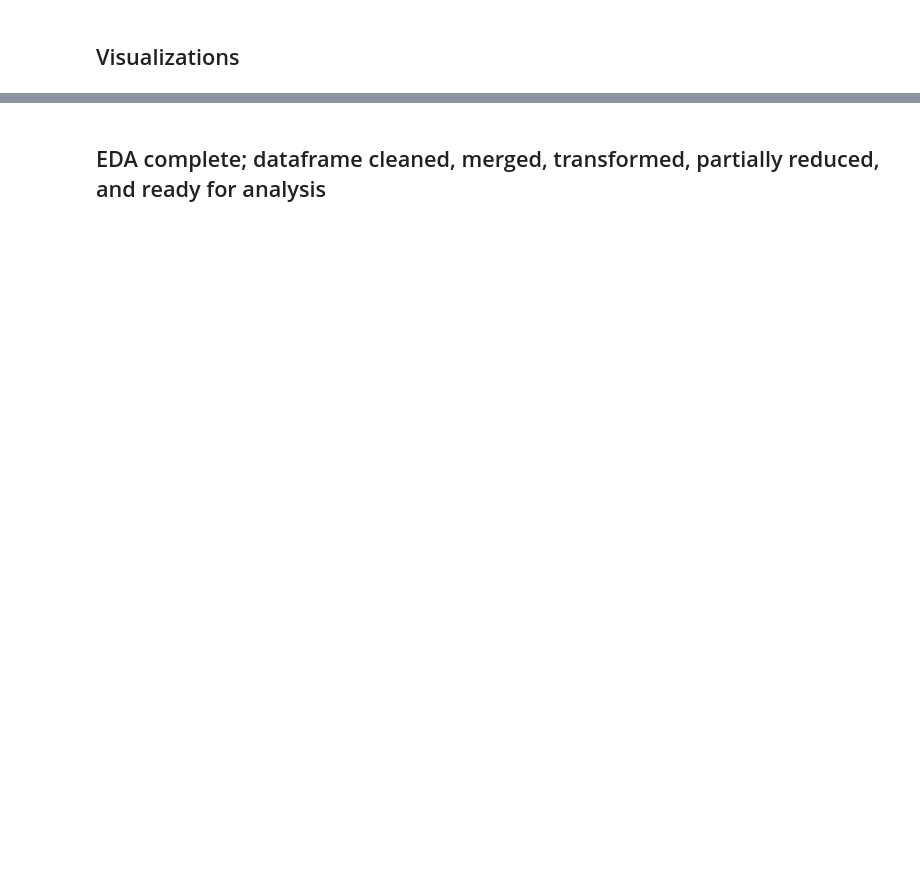
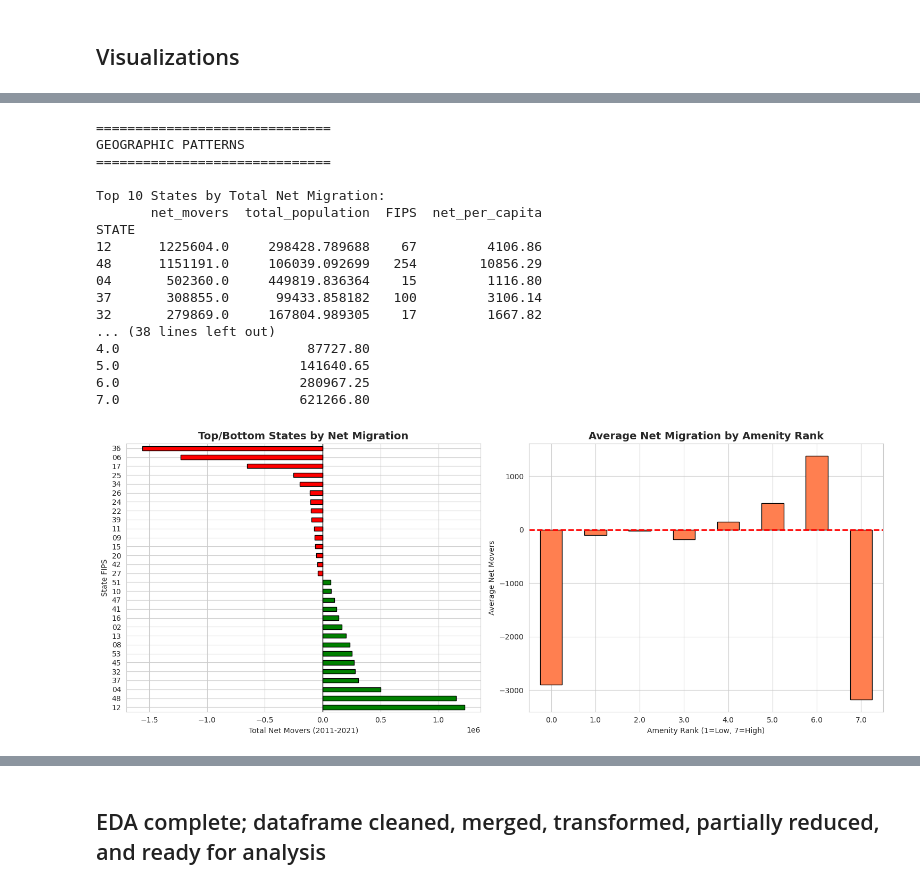
Before and after one commit to J-Nobull/Migration_Research, a Jupyter notebook: Migration_Capstone.ipynb, the cells around one changed output, grey strips where cells are left out. Saved outputs shown, nothing was run; the diff lists cells and outputs as text; code cells hidden in the pictures; blank space fills up the shorter version.

```diff
--- a/Migration_Capstone.ipynb
+++ b/Migration_Capstone.ipynb
@@ -1838,0 +2584,76 @@ VOTE_DF.to_csv('VOTE_DF.csv', index=False)
+# %%
+# ============================================================================
+# EDA CELL 5: Geographic Patterns
+# ============================================================================
+
+print("="*30)
+print("GEOGRAPHIC PATTERNS")
+print("="*30)
+
+# State-level aggregation
+df['STATE'] = df['FIPS'].str[:2]
+
+state_migration = df.groupby('STATE').agg({
+    'net_movers': 'sum',
+    'total_population': 'mean',
+    'FIPS': 'nunique'}).sort_values('net_movers', ascending=False)
+state_migration['net_per_capita'] = (
+    state_migration['net_movers'] / state_migration['total_population'] * 1000).round(2)
+
+print("\nTop 10 States by Total Net Migration:")
+print(state_migration.head(10))
+
+print("\nBottom 10 States by Total Net Migration:")
+print(state_migration.tail(10))
+
+# Amenity score analysis
+amenity_migration = df.groupby('Amenity_rank').agg({
+    'net_movers': ['mean', 'sum', 'count'],
+    'total_population': 'mean'}).round(2)
+amenity_migration.columns = ['_'.join(col) for col in amenity_migration.columns]
+print("\nMigration by Amenity Rank:")
+print(amenity_migration)
+
+# Plot
+fig, axes = plt.subplots(1, 2, figsize=(15, 6))
+
+# Top/bottom states
+top_bottom = pd.concat([state_migration.head(15), state_migration.tail(15)])
+colors = ['green' if x > 0 else 'red' for x in top_bottom['net_movers']]
+top_bottom['net_movers'].plot(kind='barh', ax=axes[0], color=colors, edgecolor='black')
+axes[0].axvline(x=0, color='black', linestyle='-', linewidth=1)
+axes[0].set_title('Top/Bottom States by Net Migration', fontsize=14, fontweight='bold')
+axes[0].set_xlabel('Total Net Movers (2011-2021)')
+axes[0].set_ylabel('State FIPS')
+
+# Amenity rank
+amenity_avg = df.groupby('Amenity_rank')['net_movers'].mean().dropna()
+amenity_avg.plot(kind='bar', ax=axes[1], color='coral', edgecolor='black')
+axes[1].axhline(y=0, color='r', linestyle='--', linewidth=2)
+axes[1].set_title('Average Net Migration by Amenity Rank', fontsize=14, fontweight='bold')
+axes[1].set_xlabel('Amenity Rank (1=Low, 7=High)')
+axes[1].set_ylabel('Average Net Movers')
+axes[1].tick_params(axis='x', rotation=0)
+
+plt.tight_layout()
+plt.savefig('geographic_patterns.png', dpi=300, bbox_inches='tight')
+plt.show()
+# %% [output]
+==============================
+GEOGRAPHIC PATTERNS
+==============================
+
+Top 10 States by Total Net Migration:
+       net_movers  total_population  FIPS  net_per_capita
+STATE
+12      1225604.0     298428.789688    67         4106.86
+48      1151191.0     106039.092699   254        10856.29
+04       502360.0     449819.836364    15         1116.80
+37       308855.0      99433.858182   100         3106.14
+32       279869.0     167804.989305    17         1667.82
+... (38 lines left out)
+4.0                        87727.80
+5.0                       141640.65
+6.0                       280967.25
+7.0                       621266.80
+[figure, added]
```
Also changed, not shown: parts of 242 cells of this notebook.
